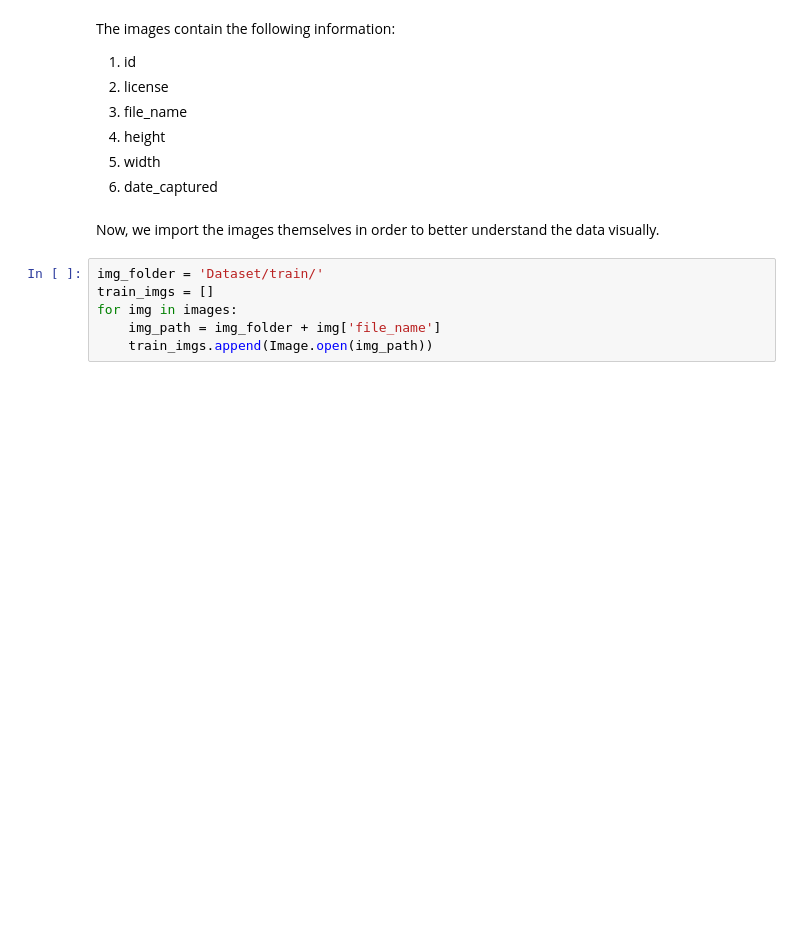
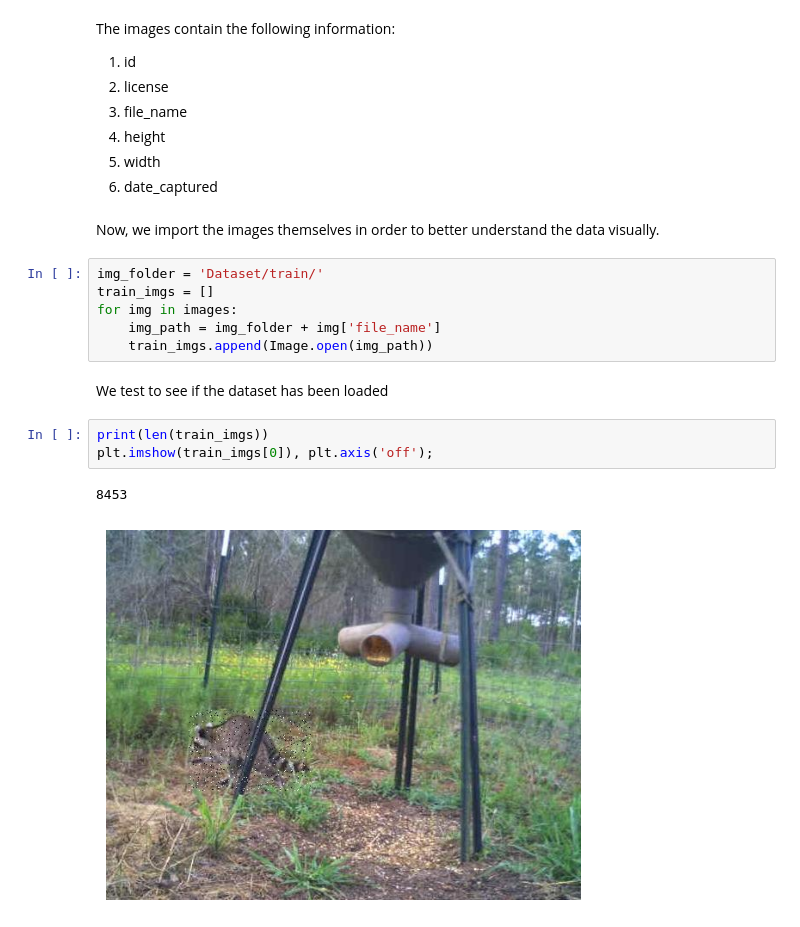
Before and after one commit to DaudRaza-NUST/DL-Project, a Jupyter notebook: Task 1-Object Detection/Task1_Train.ipynb, the cells around one changed output. Drawn from its saved outputs; the diff is of its cells as text; blank space fills up the shorter version.

```diff
--- a/Task 1-Object Detection/Task1_Train.ipynb
+++ b/Task 1-Object Detection/Task1_Train.ipynb
@@ -87,3 +87,11 @@ train_imgs = []
 for img in images:
     img_path = img_folder + img['file_name']
     train_imgs.append(Image.open(img_path))
+# %% [markdown]
+We test to see if the dataset has been loaded
+# %%
+print(len(train_imgs))
+plt.imshow(train_imgs[0]), plt.axis('off');
+# %% [output]
+8453
+[figure, added]
```
Also changed, not shown: parts of 26 cells of this notebook, 5 other files.
